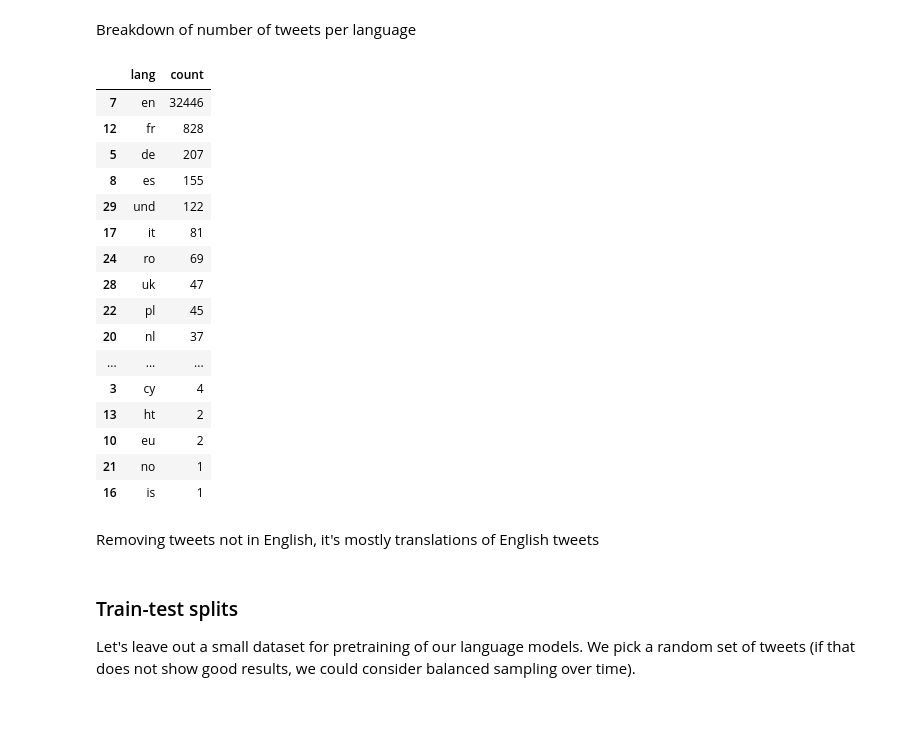
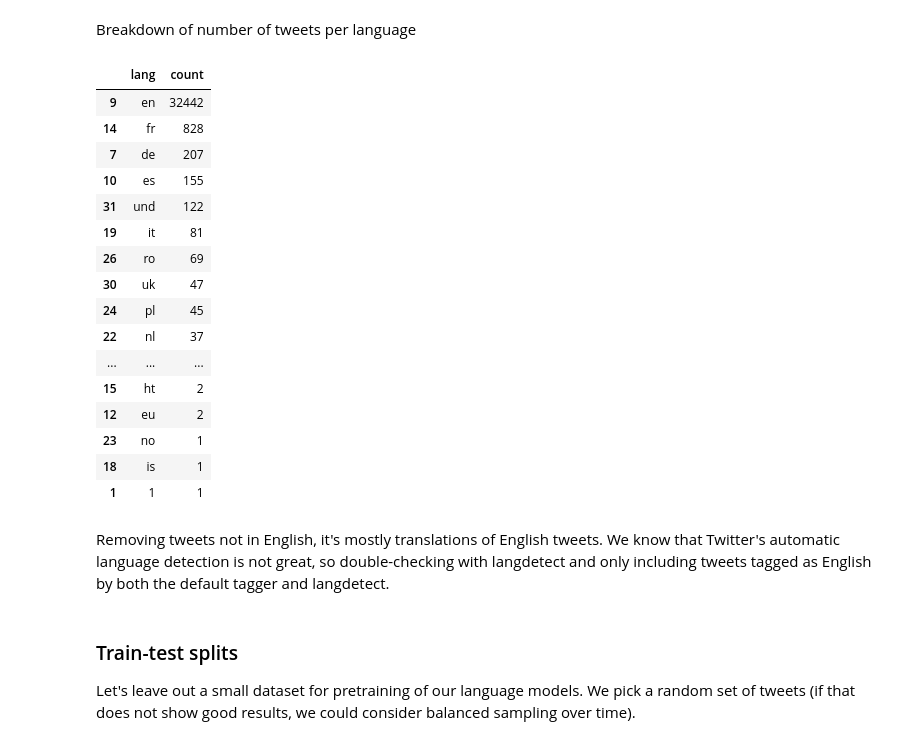
Before and after one commit to rbroc/eucomm-twitter, a Jupyter notebook: process_data.ipynb, the cells around one changed output. Drawn from its saved outputs; the diff is of its cells as text; code cells hidden in the pictures; blank space fills up the shorter version.

```diff
--- a/process_data.ipynb
+++ b/process_data.ipynb
@@ -82,25 +96,26 @@ df.to_csv('processed/all_tweets.tsv', sep='\t')
 # %% [markdown]
 Breakdown of number of tweets per language
 # %%
+df = pd.read_csv('processed/all_tweets.csv', sep=',', index_col=0)
 df.groupby('lang')['text'].count().reset_index().sort_values(by='text', ascending=False).rename({'text': 'count'}, axis=1)
 # %% [output]
 |  | lang | count |
-| 7 | en | 32446 |
-| 12 | fr | 828 |
-| 5 | de | 207 |
-| 8 | es | 155 |
-| 29 | und | 122 |
-| 17 | it | 81 |
-| 24 | ro | 69 |
-| 28 | uk | 47 |
-| 22 | pl | 45 |
-| 20 | nl | 37 |
+| 9 | en | 32442 |
+| 14 | fr | 828 |
+| 7 | de | 207 |
+| 10 | es | 155 |
+| 31 | und | 122 |
+| 19 | it | 81 |
+| 26 | ro | 69 |
+| 30 | uk | 47 |
+| 24 | pl | 45 |
+| 22 | nl | 37 |
 | ... | ... | ... |
-| 3 | cy | 4 |
-| 13 | ht | 2 |
-| 10 | eu | 2 |
-| 21 | no | 1 |
-| 16 | is | 1 |
+| 15 | ht | 2 |
+| 12 | eu | 2 |
+| 23 | no | 1 |
+| 18 | is | 1 |
+| 1 | 1 | 1 |
-# %% [markdown]
-Removing tweets not in English, it's mostly translations of English tweets
+# %% [markdown]
+Removing tweets not in English, it's mostly translations of English tweets. We know that Twitter's automatic language detection is not great, so double-checking with langdetect and only including tweets tagged as English by both the default tagger and langdetect.
 # %%
```
Also changed, not shown: parts of 6 cells of this notebook, 2 other files.
